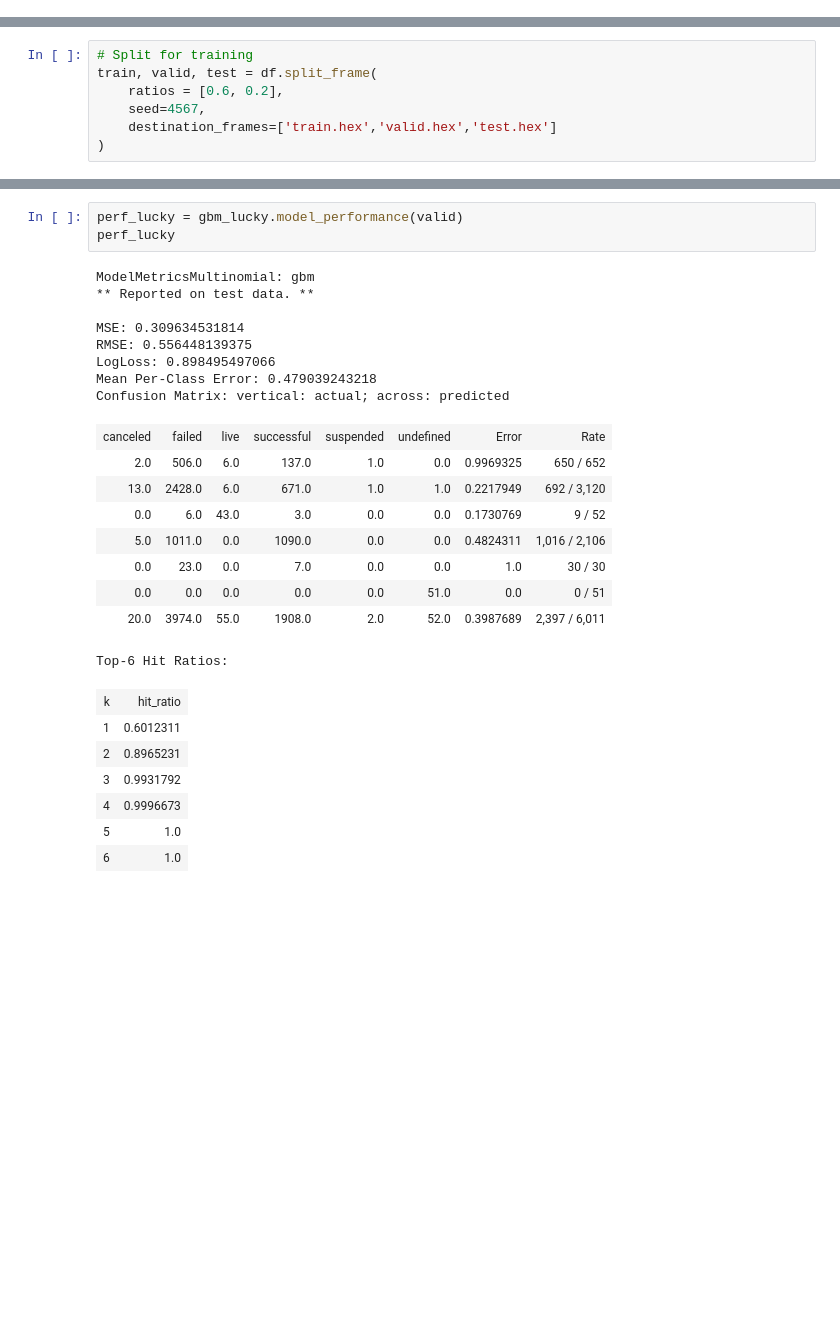
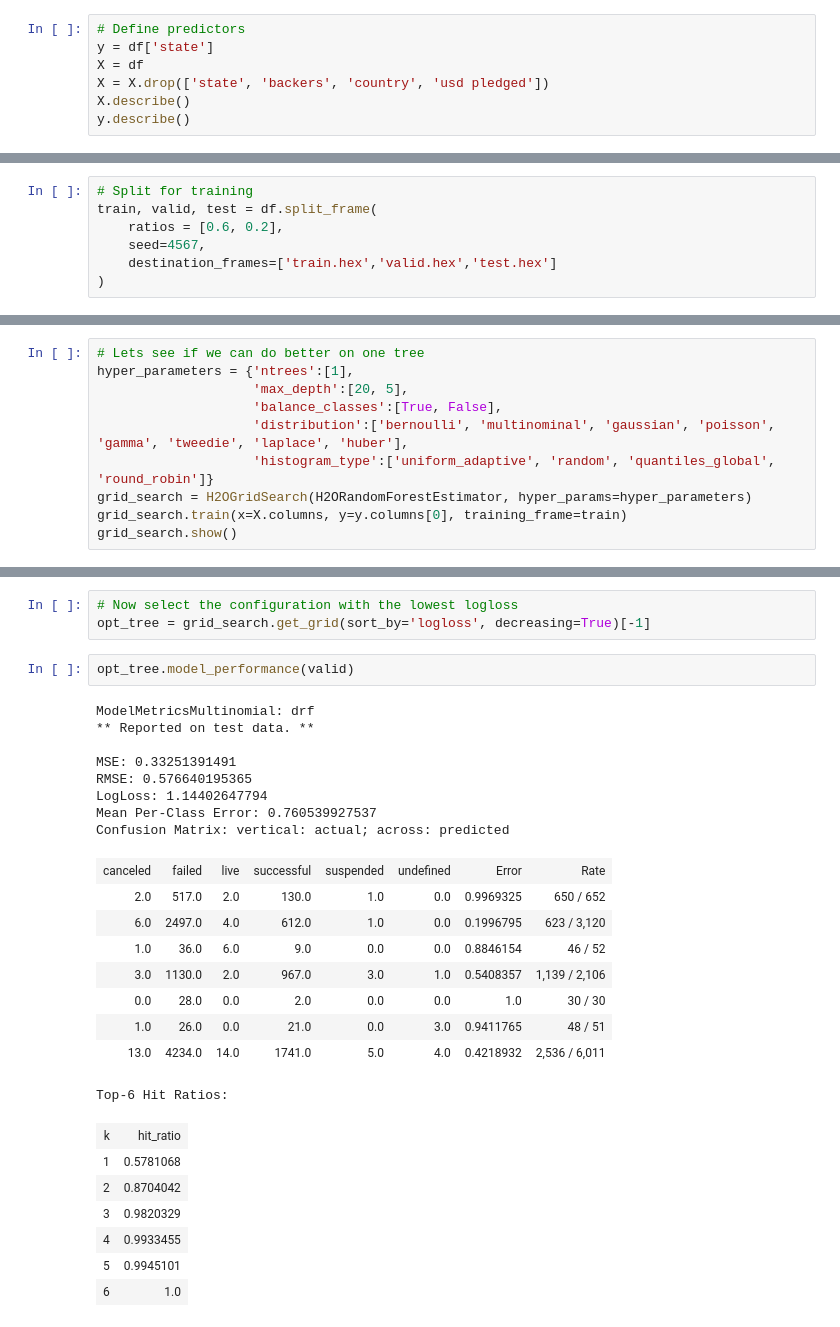
Before and after one commit to logasja/Supervised-Learning, a Jupyter notebook: Decision/Kickstarter.ipynb, the cells around one changed output, grey strips where cells are left out. Saved outputs shown, nothing was run; the diff lists cells and outputs as text; blank space fills up the shorter version.

```diff
--- a/Decision/Kickstarter.ipynb
+++ b/Decision/Kickstarter.ipynb
@@ -96,0 +55,7 @@ print predictors
+# %%
+# Define predictors
+y = df['state']
+X = df
+X = X.drop(['state', 'backers', 'country', 'usd pledged'])
+X.describe()
+y.describe()
@@ -275,0 +186,10 @@ gbm Model Build progress: |█████████████████
+# %%
+# Lets see if we can do better on one tree
+hyper_parameters = {'ntrees':[1],
+                    'max_depth':[20, 5],
+                    'balance_classes':[True, False],
+                    'distribution':['bernoulli', 'multinominal', 'gaussian', 'poisson', 'gamma', 'tweedie', 'laplace', 'huber'],
+                    'histogram_type':['uniform_adaptive', 'random', 'quantiles_global', 'round_robin']}
+grid_search = H2OGridSearch(H2ORandomForestEstimator, hyper_params=hyper_parameters)
+grid_search.train(x=X.columns, y=y.columns[0], training_frame=train)
+grid_search.show()
@@ -276,30 +214,32 @@ gbm Model Build progress: |█████████████████
+# %%
+# Now select the configuration with the lowest logloss
+opt_tree = grid_search.get_grid(sort_by='logloss', decreasing=True)[-1]
 # %%
-perf_lucky = gbm_lucky.model_performance(valid)
-perf_lucky
+opt_tree.model_performance(valid)
 # %% [output]
-ModelMetricsMultinomial: gbm
+ModelMetricsMultinomial: drf
 ** Reported on test data. **
 
-MSE: 0.309634531814
-RMSE: 0.556448139375
-LogLoss: 0.898495497066
-Mean Per-Class Error: 0.479039243218
+MSE: 0.33251391491
+RMSE: 0.576640195365
+LogLoss: 1.14402647794
+Mean Per-Class Error: 0.760539927537
 Confusion Matrix: vertical: actual; across: predicted
 | canceled | failed | live | successful | suspended | undefined | Error | Rate |
-| 2.0 | 506.0 | 6.0 | 137.0 | 1.0 | 0.0 | 0.9969325 | 650 / 652 |
-| 13.0 | 2428.0 | 6.0 | 671.0 | 1.0 | 1.0 | 0.2217949 | 692 / 3,120 |
-| 0.0 | 6.0 | 43.0 | 3.0 | 0.0 | 0.0 | 0.1730769 | 9 / 52 |
-| 5.0 | 1011.0 | 0.0 | 1090.0 | 0.0 | 0.0 | 0.4824311 | 1,016 / 2,106 |
-| 0.0 | 23.0 | 0.0 | 7.0 | 0.0 | 0.0 | 1.0 | 30 / 30 |
-| 0.0 | 0.0 | 0.0 | 0.0 | 0.0 | 51.0 | 0.0 | 0 / 51 |
-| 20.0 | 3974.0 | 55.0 | 1908.0 | 2.0 | 52.0 | 0.3987689 | 2,397 / 6,011 |
+| 2.0 | 517.0 | 2.0 | 130.0 | 1.0 | 0.0 | 0.9969325 | 650 / 652 |
+| 6.0 | 2497.0 | 4.0 | 612.0 | 1.0 | 0.0 | 0.1996795 | 623 / 3,120 |
+| 1.0 | 36.0 | 6.0 | 9.0 | 0.0 | 0.0 | 0.8846154 | 46 / 52 |
+| 3.0 | 1130.0 | 2.0 | 967.0 | 3.0 | 1.0 | 0.5408357 | 1,139 / 2,106 |
+| 0.0 | 28.0 | 0.0 | 2.0 | 0.0 | 0.0 | 1.0 | 30 / 30 |
+| 1.0 | 26.0 | 0.0 | 21.0 | 0.0 | 3.0 | 0.9411765 | 48 / 51 |
+| 13.0 | 4234.0 | 14.0 | 1741.0 | 5.0 | 4.0 | 0.4218932 | 2,536 / 6,011 |
 Top-6 Hit Ratios:
 | k | hit_ratio |
-| 1 | 0.6012311 |
-| 2 | 0.8965231 |
-| 3 | 0.9931792 |
-| 4 | 0.9996673 |
-| 5 | 1.0 |
+| 1 | 0.5781068 |
+| 2 | 0.8704042 |
+| 3 | 0.9820329 |
+| 4 | 0.9933455 |
+| 5 | 0.9945101 |
 | 6 | 1.0 |
 # %%
 h2o.shutdown()
```
Also changed, not shown: parts of 13 cells of this notebook, 8 other files.
